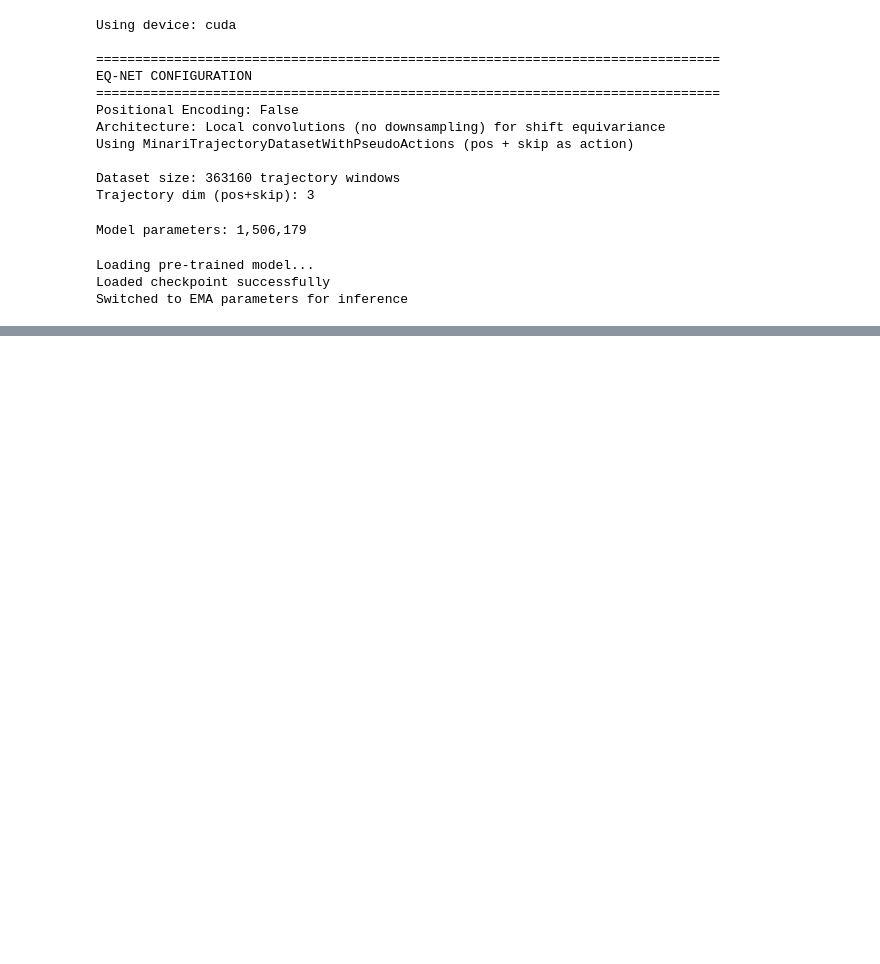
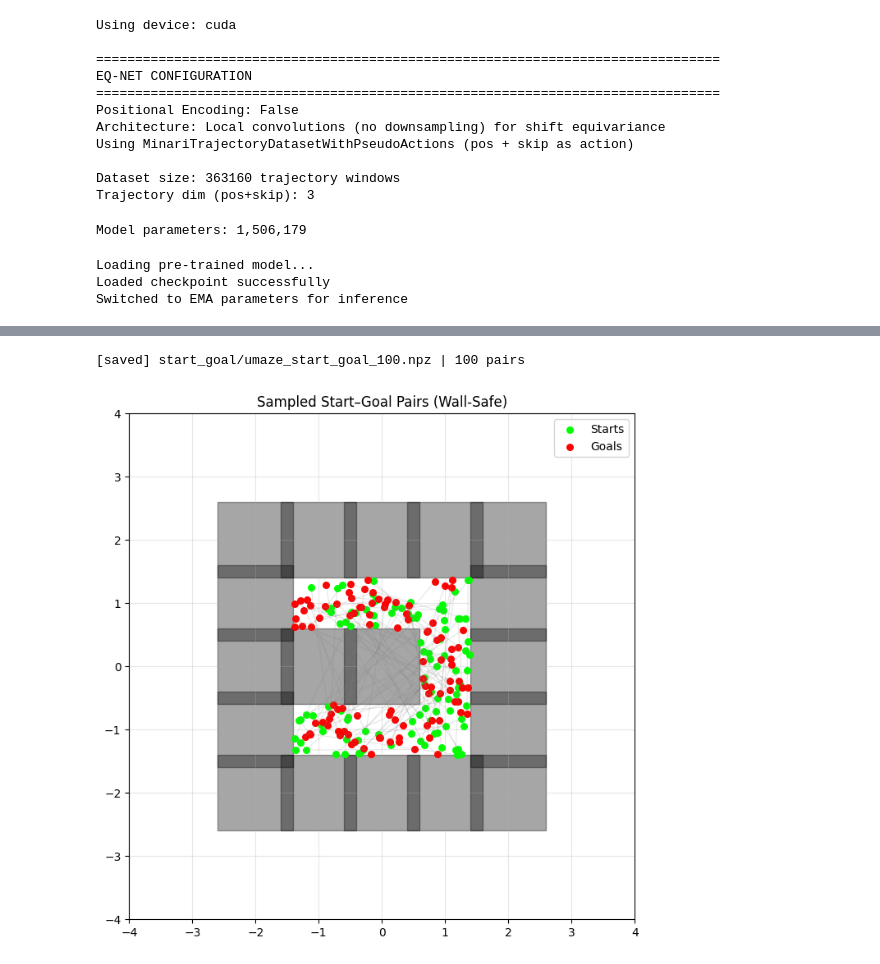
Before and after one commit to logflash/rpmml-project, a Jupyter notebook: timeskip-diffuser/src/timeskip_diffuser/pointmaze/skip_independent_medium.ipynb, the cells around one changed output, grey strips where cells are left out. Saved outputs shown, nothing was run; the diff lists cells and outputs as text; code cells hidden in the pictures; blank space fills up the shorter version.

```diff
--- a/timeskip-diffuser/src/timeskip_diffuser/pointmaze/skip_independent_medium.ipynb
+++ b/timeskip-diffuser/src/timeskip_diffuser/pointmaze/skip_independent_medium.ipynb
@@ -425,0 +670,23 @@ All planning runs complete.
+# %%
+starts, goals, _ = sample_start_goal_pairs(
+    mj_model_umaze,
+    n=100,
+    xlim=(-2.5, 2.5),
+    ylim=(-2.5, 2.5),
+    inflation=0.1,
+)
+
+save_start_goal_pairs(
+    "start_goal/umaze_start_goal_100.npz",
+    starts,
+    goals,
+)
+data = np.load("start_goal/umaze_start_goal_100.npz")
+starts = data["starts"]   # (N,2)
+goals  = data["goals"]    # (N,2)
+# %% [output]
+[saved] start_goal/umaze_start_goal_100.npz | 100 pairs
+# %%
+plot_start_goals_on_maze(mj_model_umaze, starts, goals, walls)
+# %% [output]
+[figure, added]
```
Also changed, not shown: parts of 20 cells of this notebook.
